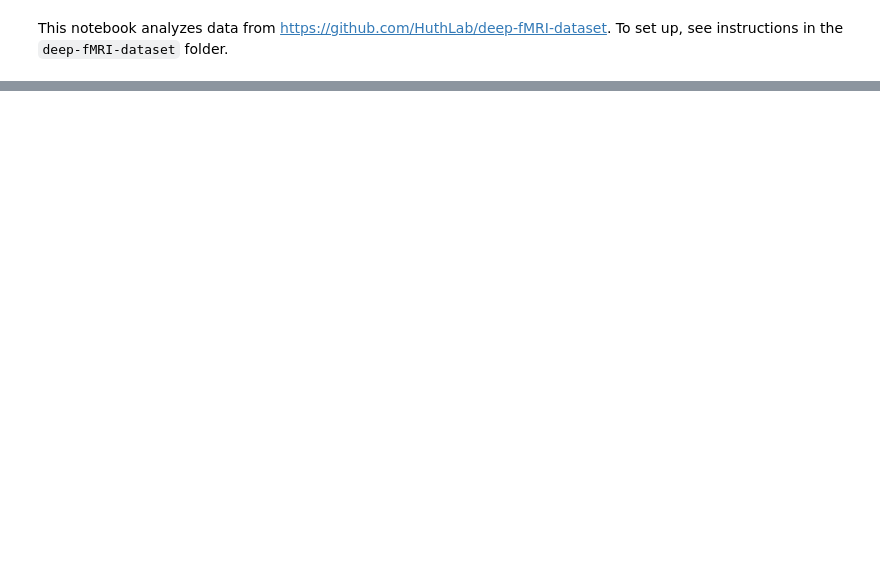
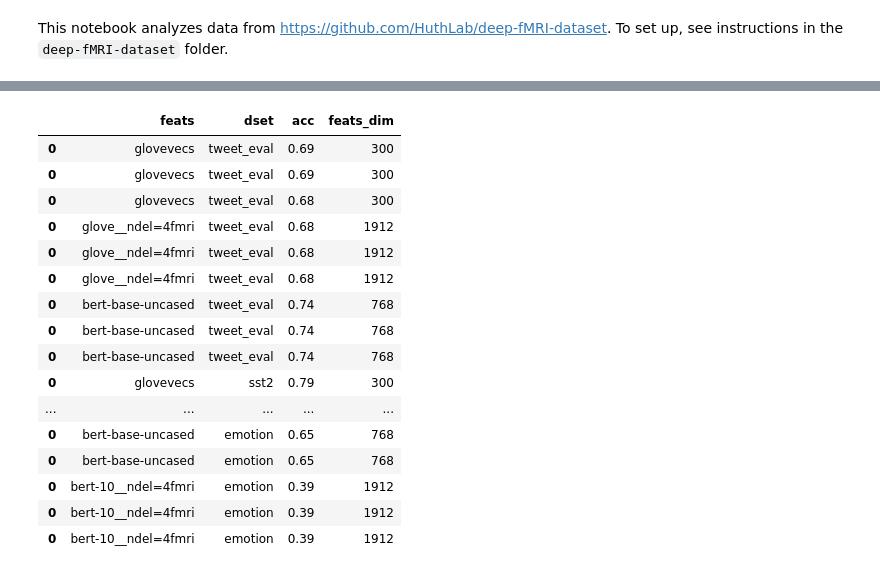
Before and after one commit to microsoft/augmented-interpretable-models, a Jupyter notebook: experimental/fmri/notebooks/02_decoding.ipynb, the cells around one changed output, grey strips where cells are left out. Drawn from its saved outputs; the diff is of its cells as text; code cells hidden in the pictures; blank space fills up the shorter version.

```diff
--- a/experimental/fmri/notebooks/02_decoding.ipynb
+++ b/experimental/fmri/notebooks/02_decoding.ipynb
@@ -58,0 +64,20 @@ d
+# %%
+d.round(5)
+# %% [output]
+|  | feats | dset | acc | feats_dim |
+| 0 | glovevecs | tweet_eval | 0.69 | 300 |
+| 0 | glovevecs | tweet_eval | 0.69 | 300 |
+| 0 | glovevecs | tweet_eval | 0.68 | 300 |
+| 0 | glove__ndel=4fmri | tweet_eval | 0.68 | 1912 |
+| 0 | glove__ndel=4fmri | tweet_eval | 0.68 | 1912 |
+| 0 | glove__ndel=4fmri | tweet_eval | 0.68 | 1912 |
+| 0 | bert-base-uncased | tweet_eval | 0.74 | 768 |
+| 0 | bert-base-uncased | tweet_eval | 0.74 | 768 |
+| 0 | bert-base-uncased | tweet_eval | 0.74 | 768 |
+| 0 | glovevecs | sst2 | 0.79 | 300 |
+| ... | ... | ... | ... | ... |
+| 0 | bert-base-uncased | emotion | 0.65 | 768 |
+| 0 | bert-base-uncased | emotion | 0.65 | 768 |
+| 0 | bert-10__ndel=4fmri | emotion | 0.39 | 1912 |
+| 0 | bert-10__ndel=4fmri | emotion | 0.39 | 1912 |
+| 0 | bert-10__ndel=4fmri | emotion | 0.39 | 1912 |
```
Also changed, not shown: parts of 4 cells of this notebook, 2 other files.
